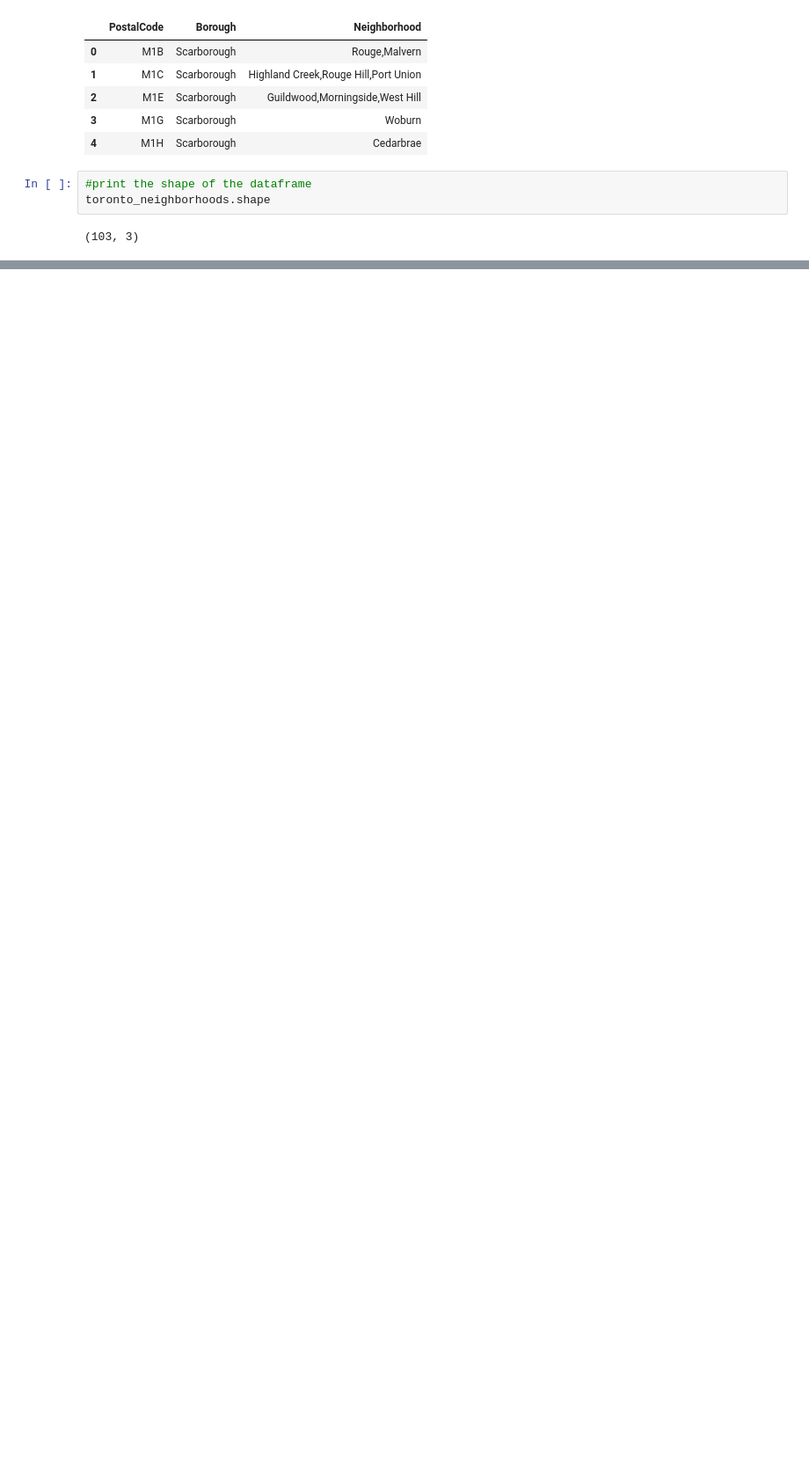
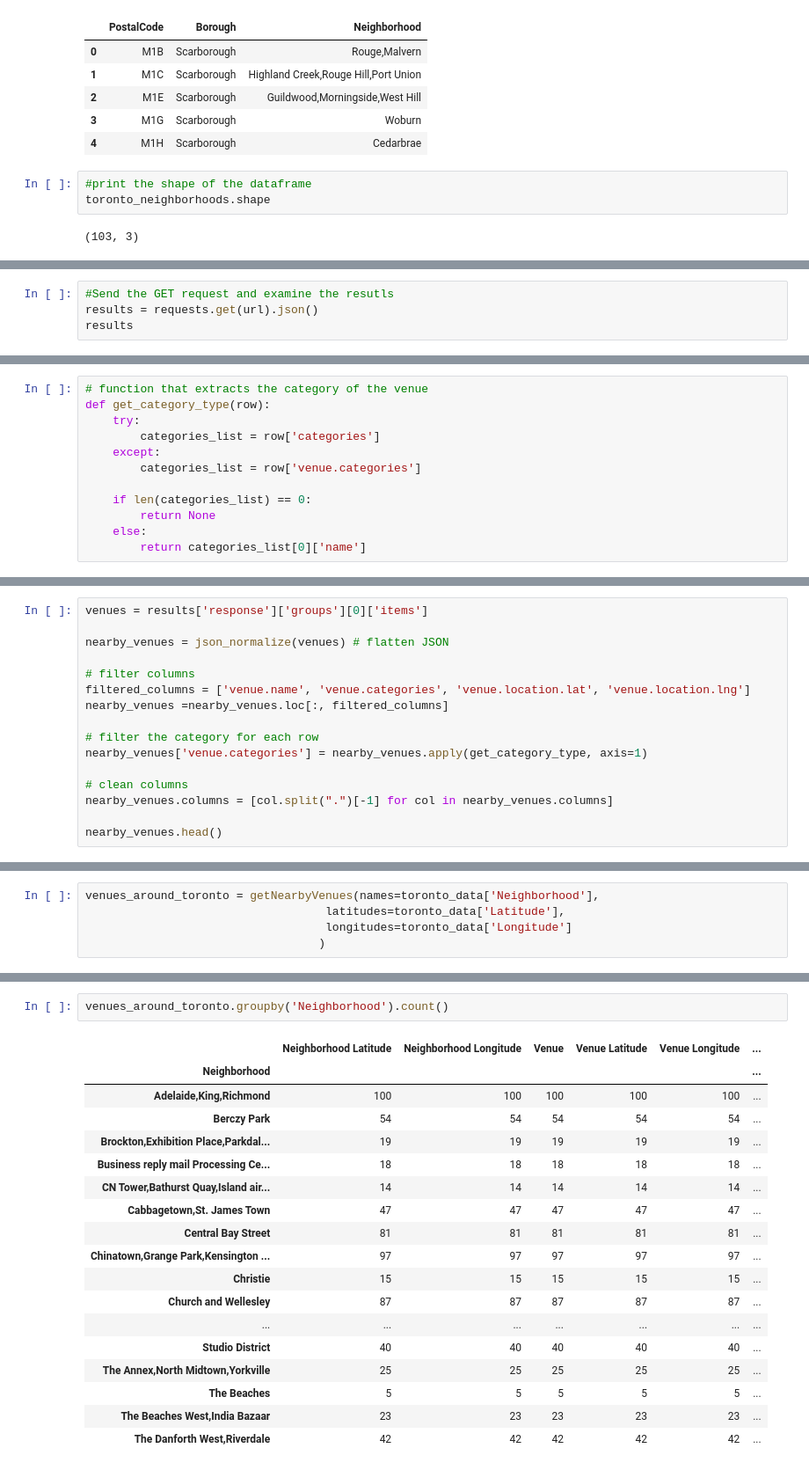
Before and after one commit to SoumaSGhosh/Coursera_Capstone, a Jupyter notebook: Toronto_Neighborhoods.ipynb, the cells around one changed output, grey strips where cells are left out. Shown: that part at 88% size. Cells and saved outputs as stored; diff of their text form; blank space fills up the shorter version.

```diff
--- a/Toronto_Neighborhoods.ipynb
+++ b/Toronto_Neighborhoods.ipynb
@@ -145,0 +305,4 @@ toronto_neighborhoods.shape
+# %%
+#Send the GET request and examine the resutls
+results = requests.get(url).json()
+results
@@ -145,0 +327,12 @@ toronto_neighborhoods.shape
+# %%
+# function that extracts the category of the venue
+def get_category_type(row):
+    try:
+        categories_list = row['categories']
+    except:
+        categories_list = row['venue.categories']
+
+    if len(categories_list) == 0:
+        return None
+    else:
+        return categories_list[0]['name']
@@ -145,0 +341,16 @@ toronto_neighborhoods.shape
+# %%
+venues = results['response']['groups'][0]['items']
+
+nearby_venues = json_normalize(venues) # flatten JSON
+
+# filter columns
+filtered_columns = ['venue.name', 'venue.categories', 'venue.location.lat', 'venue.location.lng']
+nearby_venues =nearby_venues.loc[:, filtered_columns]
+
+# filter the category for each row
+nearby_venues['venue.categories'] = nearby_venues.apply(get_category_type, axis=1)
+
+# clean columns
+nearby_venues.columns = [col.split(".")[-1] for col in nearby_venues.columns]
+
+nearby_venues.head()
@@ -145,0 +412,5 @@ toronto_neighborhoods.shape
+# %%
+venues_around_toronto = getNearbyVenues(names=toronto_data['Neighborhood'],
+                                   latitudes=toronto_data['Latitude'],
+                                   longitudes=toronto_data['Longitude']
+                                  )
@@ -145,0 +450,21 @@ toronto_neighborhoods.shape
+# %%
+venues_around_toronto.groupby('Neighborhood').count()
+# %% [output]
+|  | Neighborhood Latitude | Neighborhood Longitude | Venue | Venue Latitude | Venue Longitude | ... |
+| Neighborhood |  |  |  |  |  | ... |
+| Adelaide,King,Richmond | 100 | 100 | 100 | 100 | 100 | ... |
+| Berczy Park | 54 | 54 | 54 | 54 | 54 | ... |
+| Brockton,Exhibition Place,Parkdal... | 19 | 19 | 19 | 19 | 19 | ... |
+| Business reply mail Processing Ce... | 18 | 18 | 18 | 18 | 18 | ... |
+| CN Tower,Bathurst Quay,Island air... | 14 | 14 | 14 | 14 | 14 | ... |
+| Cabbagetown,St. James Town | 47 | 47 | 47 | 47 | 47 | ... |
+| Central Bay Street | 81 | 81 | 81 | 81 | 81 | ... |
+| Chinatown,Grange Park,Kensington ... | 97 | 97 | 97 | 97 | 97 | ... |
+| Christie | 15 | 15 | 15 | 15 | 15 | ... |
+| Church and Wellesley | 87 | 87 | 87 | 87 | 87 | ... |
+| ... | ... | ... | ... | ... | ... | ... |
+| Studio District | 40 | 40 | 40 | 40 | 40 | ... |
+| The Annex,North Midtown,Yorkville | 25 | 25 | 25 | 25 | 25 | ... |
+| The Beaches | 5 | 5 | 5 | 5 | 5 | ... |
+| The Beaches West,India Bazaar | 23 | 23 | 23 | 23 | 23 | ... |
+| The Danforth West,Riverdale | 42 | 42 | 42 | 42 | 42 | ... |
```
Also changed, not shown: parts of 71 cells of this notebook.
